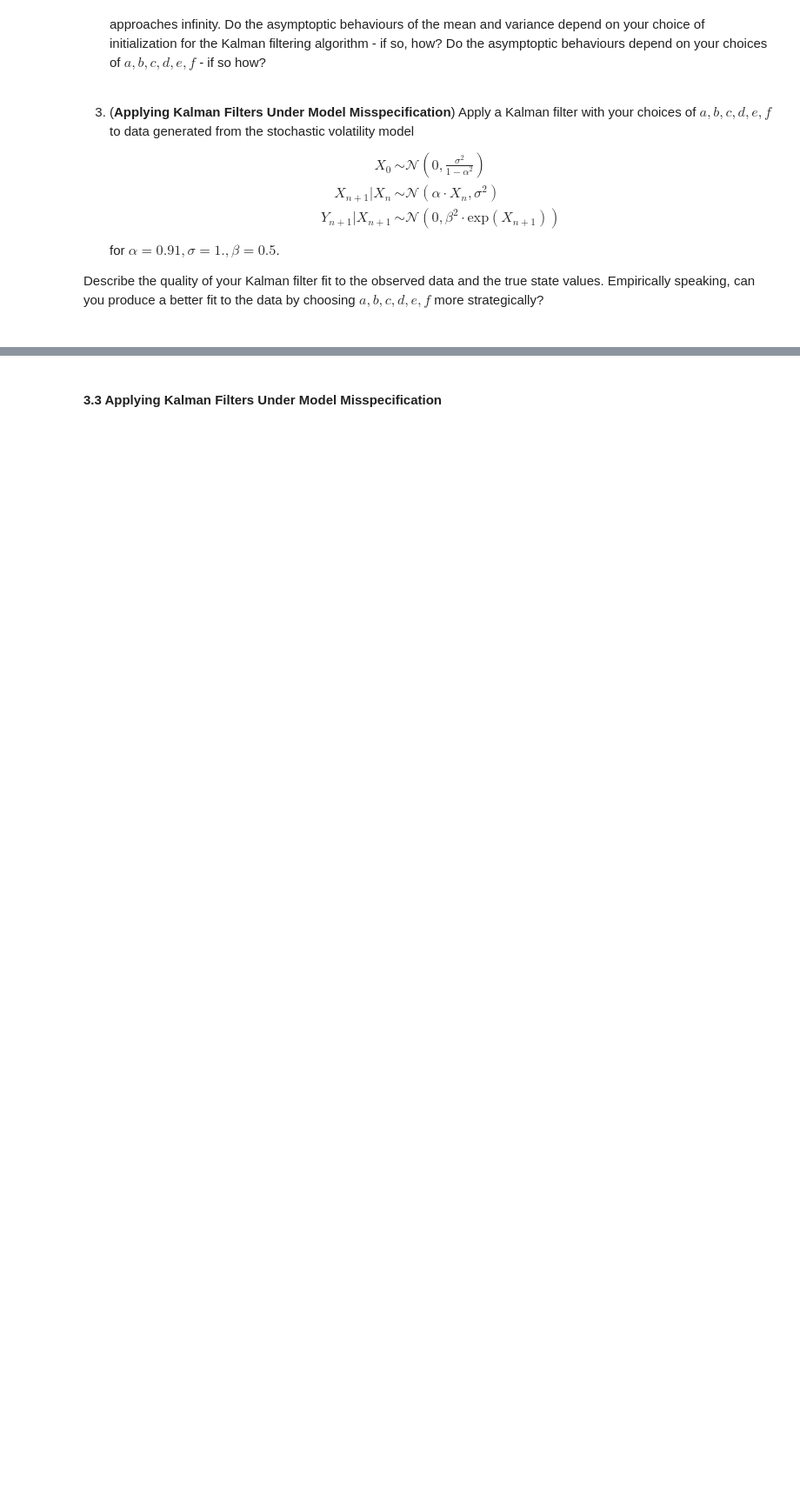
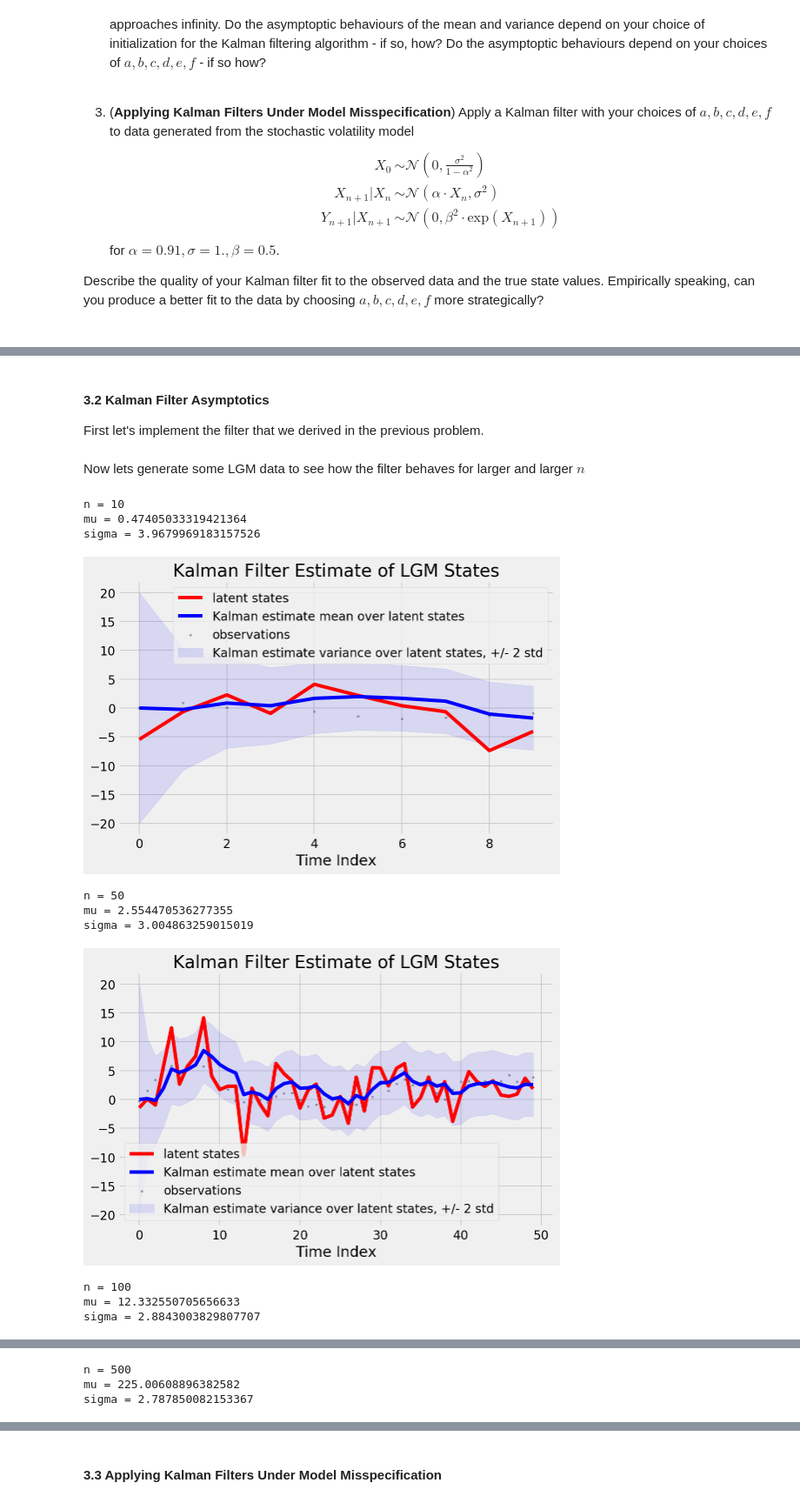
Before and after one commit to icweaver/AM207, a Jupyter notebook: HW9/AM207_HW9_IanWeaver.ipynb, the cells around one changed output, grey strips where cells are left out. Shown at 87% size. Drawn from its saved outputs; the diff is of its cells as text; code cells hidden in the pictures; blank space fills up the shorter version.

```diff
--- a/HW9/AM207_HW9_IanWeaver.ipynb
+++ b/HW9/AM207_HW9_IanWeaver.ipynb
@@ -374,0 +407,4 @@ for $\alpha = 0.91, \sigma = 1., \beta=0.5$.
+# %% [markdown]
+#### 3.2 Kalman Filter Asymptotics
+
+First let's implement the filter that we derived in the previous problem.
@@ -374,0 +462,39 @@ for $\alpha = 0.91, \sigma = 1., \beta=0.5$.
+# %% [markdown]
+Now lets generate some LGM data to see how the filter behaves for larger and larger $n$
+# %%
+# base case
+state_params = {
+    'a': 1.01,
+    'b': 0.2,
+    'c': 1.,
+}
+obs_params = {
+    'd': 1.,
+    'e': 0.,
+    'f': np.sqrt(10.),
+}
+
+for n in [10, 50, 100, 500]:
+    # generate data
+    X, Y = simulate_obs(n, state_params, obs_params)
+    x_mus, x_sigmas = kalman_filter(Y, **state_params, **obs_params, mu_init=0, sigma_init=10)
+
+    # display results
+    print(f"n = {n}")
+    print(f"mu = {x_mus.mean()}")
+    print(f"sigma = {x_sigmas.mean()}\n")
+    fig, ax = plt.subplots(figsize=(8,5))
+    plot_lgm_filter(ax, X, Y, x_mus, x_sigmas)
+    plt.show()
+# %% [output]
+n = 10
+mu = 0.47405033319421364
+sigma = 3.9679969183157526
+[figure, added]
+n = 50
+mu = 2.554470536277355
+sigma = 3.004863259015019
+[figure, added]
+n = 100
+mu = 12.332550705656633
+sigma = 2.8843003829807707
@@ -374,0 +502,3 @@ for $\alpha = 0.91, \sigma = 1., \beta=0.5$.
+n = 500
+mu = 225.00608896382582
+sigma = 2.787850082153367
```
Also changed, not shown: parts of 17 cells of this notebook.
